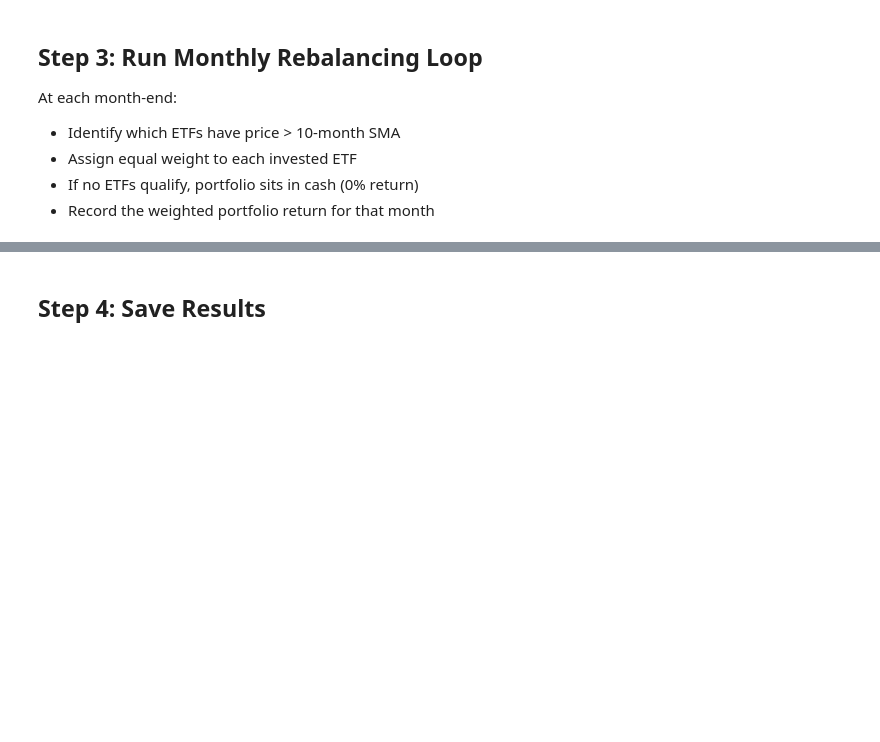
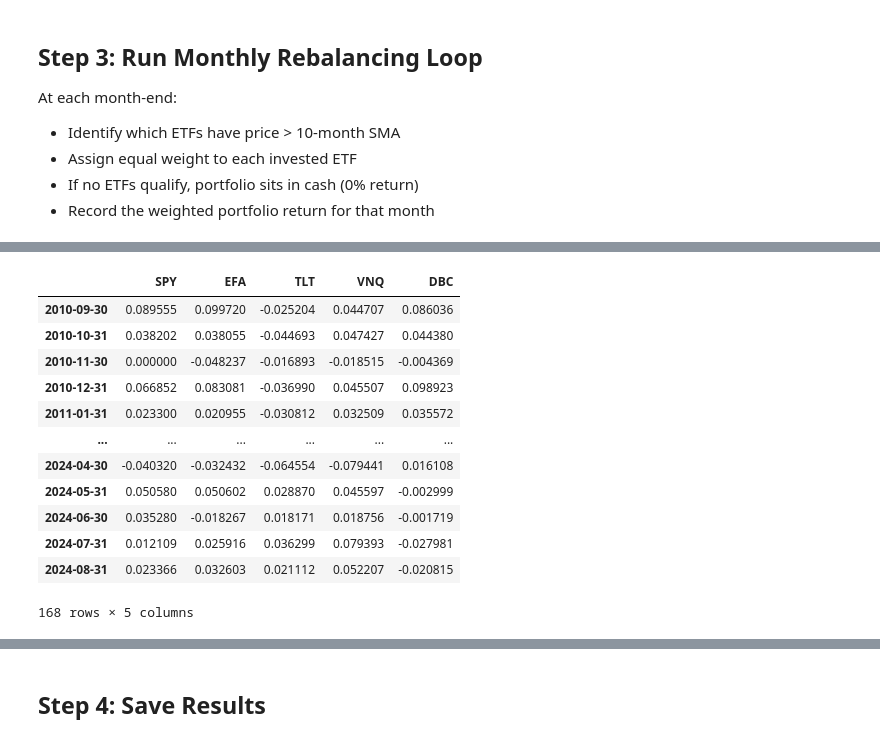
Before and after one commit to tgoneill24/AMS520FinalProject, a Jupyter notebook: faber_baseline.ipynb, the cells around one changed output, grey strips where cells are left out. Saved outputs shown, nothing was run; the diff lists cells and outputs as text; code cells hidden in the pictures; blank space fills up the shorter version.

```diff
--- a/faber_baseline.ipynb
+++ b/faber_baseline.ipynb
@@ -63,3 +130,19 @@ At each month-end:
+# %%
+monthly_returns
+# %% [output]
+|  | SPY | EFA | TLT | VNQ | DBC |
+| 2010-09-30 | 0.089555 | 0.099720 | -0.025204 | 0.044707 | 0.086036 |
+| 2010-10-31 | 0.038202 | 0.038055 | -0.044693 | 0.047427 | 0.044380 |
+| 2010-11-30 | 0.000000 | -0.048237 | -0.016893 | -0.018515 | -0.004369 |
+| 2010-12-31 | 0.066852 | 0.083081 | -0.036990 | 0.045507 | 0.098923 |
+| 2011-01-31 | 0.023300 | 0.020955 | -0.030812 | 0.032509 | 0.035572 |
+| ... | ... | ... | ... | ... | ... |
+| 2024-04-30 | -0.040320 | -0.032432 | -0.064554 | -0.079441 | 0.016108 |
+| 2024-05-31 | 0.050580 | 0.050602 | 0.028870 | 0.045597 | -0.002999 |
+| 2024-06-30 | 0.035280 | -0.018267 | 0.018171 | 0.018756 | -0.001719 |
+| 2024-07-31 | 0.012109 | 0.025916 | 0.036299 | 0.079393 | -0.027981 |
+| 2024-08-31 | 0.023366 | 0.032603 | 0.021112 | 0.052207 | -0.020815 |
+168 rows × 5 columns
 # %%
 monthly_returns = prices[ETFS].pct_change()
 monthly_returns = monthly_returns.loc[BACKTEST_START:BACKTEST_END]
```
Also changed, not shown: parts of 6 cells of this notebook.
